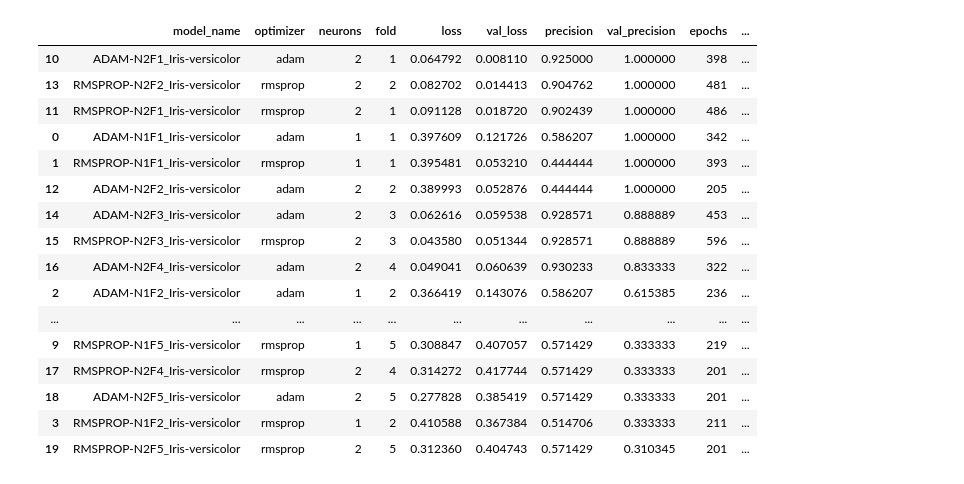
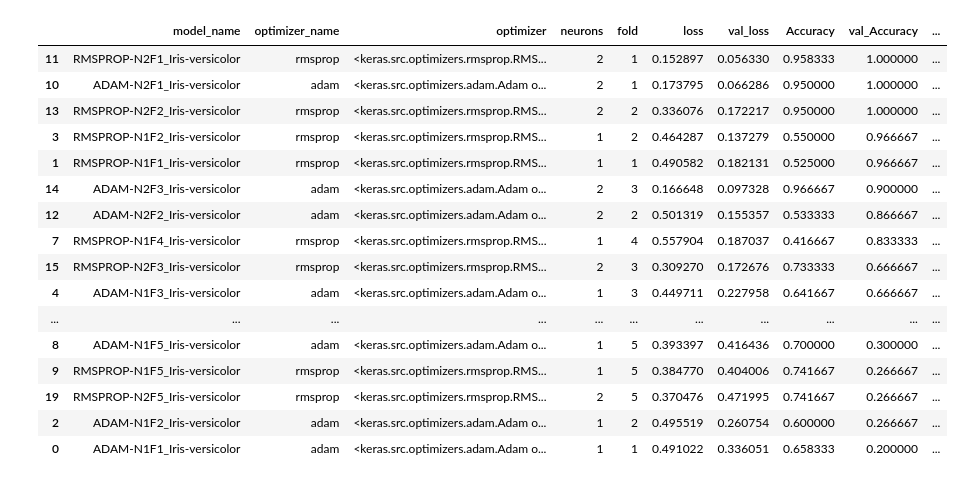
Before and after one commit to Slaxis/infnet-nn, a Jupyter notebook: notebooks/classification/iris_nn_hyperparameter_half_learning.ipynb, the cells around one changed output. Saved outputs shown, nothing was run; the diff lists cells and outputs as text; code cells hidden in the pictures.

Commit message:
class 3 updated and half learning iris updated to keras 3

```diff
--- a/notebooks/classification/iris_nn_hyperparameter_half_learning.ipynb
+++ b/notebooks/classification/iris_nn_hyperparameter_half_learning.ipynb
@@ -18,14 +19,14 @@ my_class = 'Iris-versicolor' # 'Iris-setosa', 'Iris-versicolor', 'Iris-virginica
 
 # TRAINING PARAMETERS
 max_hidden_neurons = 5
-hidden_neuron_activation = 'sigmoid'
-my_metric = 'Precision' # 'Precision', 'Recall'
-my_patience = 200
+hidden_neuron_activation = 'tanh' # 'tanh', 'relu', 'sigmoid'
+my_metric = 'Accuracy' # 'Precision', 'Recall', 'Accuracy'
+my_patience = 300
 max_epoch = 10*my_patience
 min_improvement = 0.01
 min_neuron_gain = 0.01
 min_median_gain = 0.01
-rmsprop_lr = 0.01
+rmsprop_lr = 0.001
 adam_initial_lr = 0.01
 adam_decay_steps = max_epoch
 adam_lr_decay = 0.99
@@ -34,13 +35,3 @@ rollback_on_no_lower_bound_gain = True
 # CONTROL RANDOMNESS
 random_seed = 33
 n_k_folds = 5
-
-# SELECTION FROM IRIS DATAFRAME
-my_vars_w_class = my_vars.copy()
-my_vars_w_class.append(class_col)
-iris = pandas.read_csv('iris.data')
-iris = iris[my_vars_w_class]
-
-# SCATTER PLOT
-_ = g = seaborn.pairplot(iris, hue='flower', height=2, diag_kind='kde')
-_ = g.map_lower(seaborn.kdeplot, levels=1, color=".2")
@@ -48,0 +43,10 @@ _ = g.map_lower(seaborn.kdeplot, levels=1, color=".2")
+# %%
+# BUILD PATH TO DATA USING PATHLIB
+this_folder = pathlib.Path.cwd()
+data_folder = this_folder.parent.parent
+path_to_iris = data_folder / 'datasets' / 'iris.data'
+my_vars_w_class = my_vars.copy()
+my_vars_w_class.append(class_col)
+iris = pandas.read_csv(path_to_iris, sep=',', decimal='.')
+iris = iris[my_vars_w_class]
+iris
@@ -224,20 +261,20 @@ NETs w 3 neurons didnt improve precision!
 # %%
-df_results.sort_values(by=[f'val_{metric_name}', metric_name, 'neurons'], ascending=[False, False, True])
+df_results.sort_values(by=[f'val_{my_metric}', my_metric, 'neurons'], ascending=[False, False, True])
 # %% [output]
-|  | model_name | optimizer | neurons | fold | loss | val_loss | precision | val_precision | epochs | ... |
-| 10 | ADAM-N2F1_Iris-versicolor | adam | 2 | 1 | 0.064792 | 0.008110 | 0.925000 | 1.000000 | 398 | ... |
-| 13 | RMSPROP-N2F2_Iris-versicolor | rmsprop | 2 | 2 | 0.082702 | 0.014413 | 0.904762 | 1.000000 | 481 | ... |
-| 11 | RMSPROP-N2F1_Iris-versicolor | rmsprop | 2 | 1 | 0.091128 | 0.018720 | 0.902439 | 1.000000 | 486 | ... |
-| 0 | ADAM-N1F1_Iris-versicolor | adam | 1 | 1 | 0.397609 | 0.121726 | 0.586207 | 1.000000 | 342 | ... |
-| 1 | RMSPROP-N1F1_Iris-versicolor | rmsprop | 1 | 1 | 0.395481 | 0.053210 | 0.444444 | 1.000000 | 393 | ... |
-| 12 | ADAM-N2F2_Iris-versicolor | adam | 2 | 2 | 0.389993 | 0.052876 | 0.444444 | 1.000000 | 205 | ... |
-| 14 | ADAM-N2F3_Iris-versicolor | adam | 2 | 3 | 0.062616 | 0.059538 | 0.928571 | 0.888889 | 453 | ... |
-| 15 | RMSPROP-N2F3_Iris-versicolor | rmsprop | 2 | 3 | 0.043580 | 0.051344 | 0.928571 | 0.888889 | 596 | ... |
-| 16 | ADAM-N2F4_Iris-versicolor | adam | 2 | 4 | 0.049041 | 0.060639 | 0.930233 | 0.833333 | 322 | ... |
-| 2 | ADAM-N1F2_Iris-versicolor | adam | 1 | 2 | 0.366419 | 0.143076 | 0.586207 | 0.615385 | 236 | ... |
+|  | model_name | optimizer_name | optimizer | neurons | fold | loss | val_loss | Accuracy | val_Accuracy | ... |
+| 11 | RMSPROP-N2F1_Iris-versicolor | rmsprop | <keras.src.optimizers.rmsprop.RMS... | 2 | 1 | 0.152897 | 0.056330 | 0.958333 | 1.000000 | ... |
+| 10 | ADAM-N2F1_Iris-versicolor | adam | <keras.src.optimizers.adam.Adam o... | 2 | 1 | 0.173795 | 0.066286 | 0.950000 | 1.000000 | ... |
+| 13 | RMSPROP-N2F2_Iris-versicolor | rmsprop | <keras.src.optimizers.rmsprop.RMS... | 2 | 2 | 0.336076 | 0.172217 | 0.950000 | 1.000000 | ... |
+| 3 | RMSPROP-N1F2_Iris-versicolor | rmsprop | <keras.src.optimizers.rmsprop.RMS... | 1 | 2 | 0.464287 | 0.137279 | 0.550000 | 0.966667 | ... |
+| 1 | RMSPROP-N1F1_Iris-versicolor | rmsprop | <keras.src.optimizers.rmsprop.RMS... | 1 | 1 | 0.490582 | 0.182131 | 0.525000 | 0.966667 | ... |
+| 14 | ADAM-N2F3_Iris-versicolor | adam | <keras.src.optimizers.adam.Adam o... | 2 | 3 | 0.166648 | 0.097328 | 0.966667 | 0.900000 | ... |
+| 12 | ADAM-N2F2_Iris-versicolor | adam | <keras.src.optimizers.adam.Adam o... | 2 | 2 | 0.501319 | 0.155357 | 0.533333 | 0.866667 | ... |
+| 7 | RMSPROP-N1F4_Iris-versicolor | rmsprop | <keras.src.optimizers.rmsprop.RMS... | 1 | 4 | 0.557904 | 0.187037 | 0.416667 | 0.833333 | ... |
+| 15 | RMSPROP-N2F3_Iris-versicolor | rmsprop | <keras.src.optimizers.rmsprop.RMS... | 2 | 3 | 0.309270 | 0.172676 | 0.733333 | 0.666667 | ... |
+| 4 | ADAM-N1F3_Iris-versicolor | adam | <keras.src.optimizers.adam.Adam o... | 1 | 3 | 0.449711 | 0.227958 | 0.641667 | 0.666667 | ... |
 | ... | ... | ... | ... | ... | ... | ... | ... | ... | ... | ... |
-| 9 | RMSPROP-N1F5_Iris-versicolor | rmsprop | 1 | 5 | 0.308847 | 0.407057 | 0.571429 | 0.333333 | 219 | ... |
-| 17 | RMSPROP-N2F4_Iris-versicolor | rmsprop | 2 | 4 | 0.314272 | 0.417744 | 0.571429 | 0.333333 | 201 | ... |
-| 18 | ADAM-N2F5_Iris-versicolor | adam | 2 | 5 | 0.277828 | 0.385419 | 0.571429 | 0.333333 | 201 | ... |
-| 3 | RMSPROP-N1F2_Iris-versicolor | rmsprop | 1 | 2 | 0.410588 | 0.367384 | 0.514706 | 0.333333 | 211 | ... |
-| 19 | RMSPROP-N2F5_Iris-versicolor | rmsprop | 2 | 5 | 0.312360 | 0.404743 | 0.571429 | 0.310345 | 201 | ... |
+| 8 | ADAM-N1F5_Iris-versicolor | adam | <keras.src.optimizers.adam.Adam o... | 1 | 5 | 0.393397 | 0.416436 | 0.700000 | 0.300000 | ... |
+| 9 | RMSPROP-N1F5_Iris-versicolor | rmsprop | <keras.src.optimizers.rmsprop.RMS... | 1 | 5 | 0.384770 | 0.404006 | 0.741667 | 0.266667 | ... |
+| 19 | RMSPROP-N2F5_Iris-versicolor | rmsprop | <keras.src.optimizers.rmsprop.RMS... | 2 | 5 | 0.370476 | 0.471995 | 0.741667 | 0.266667 | ... |
+| 2 | ADAM-N1F2_Iris-versicolor | adam | <keras.src.optimizers.adam.Adam o... | 1 | 2 | 0.495519 | 0.260754 | 0.600000 | 0.266667 | ... |
+| 0 | ADAM-N1F1_Iris-versicolor | adam | <keras.src.optimizers.adam.Adam o... | 1 | 1 | 0.491022 | 0.336051 | 0.658333 | 0.200000 | ... |
```
Also changed, not shown: parts of 13 cells of this notebook, 1 other file.
